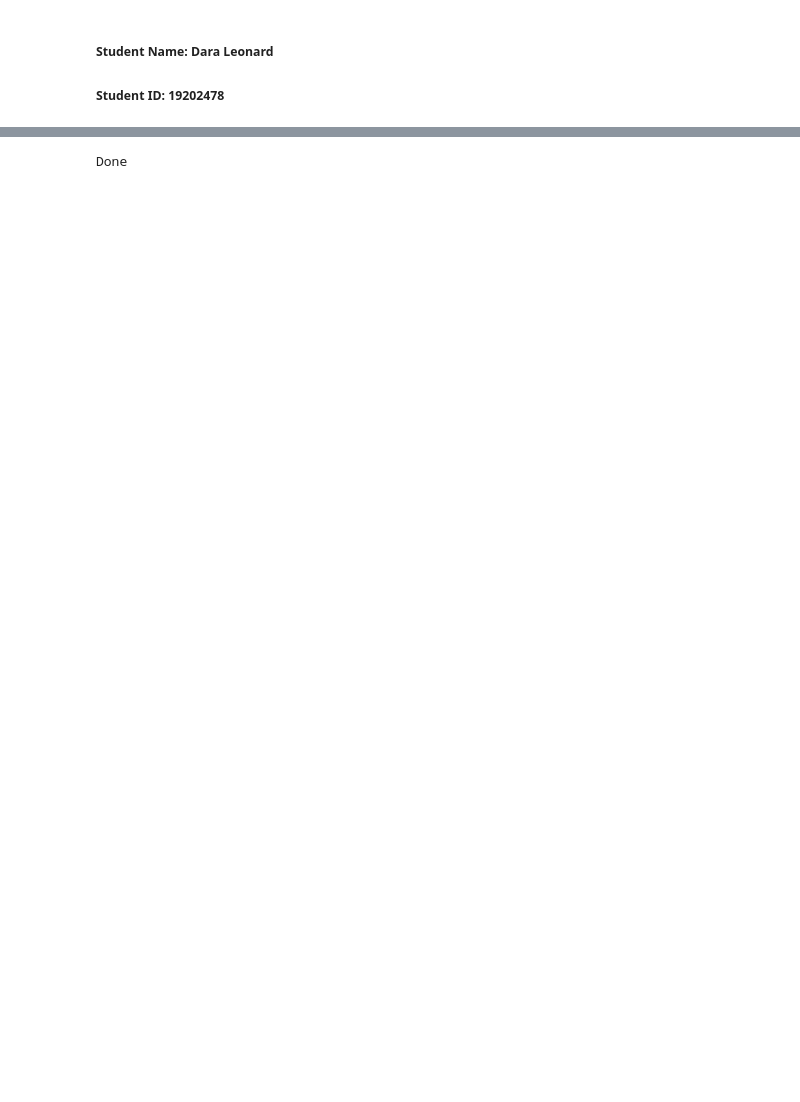
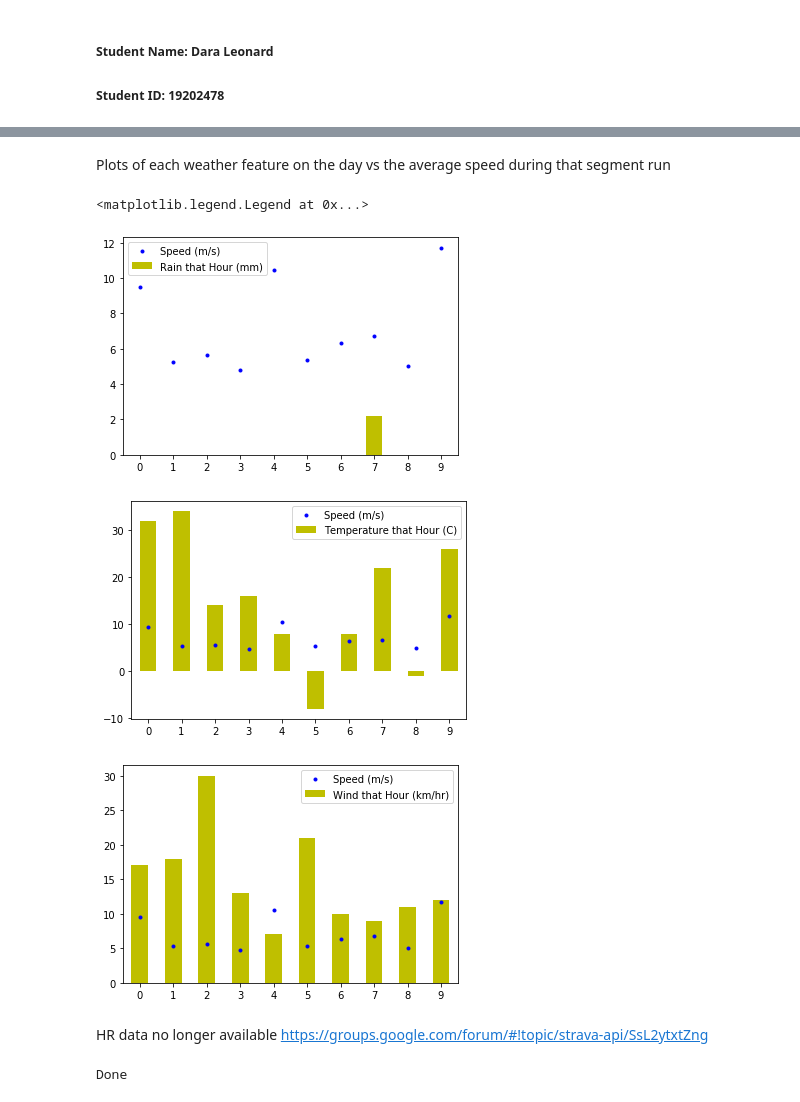
Before and after one commit to DaraLeonard/COMP47670-assignment1, a Jupyter notebook: COMP47670 Assignment 1 - Data Collection & Preparation.ipynb, the cells around one changed output, grey strips where cells are left out. Cells and saved outputs as stored; diff of their text form; code cells hidden in the pictures; blank space fills up the shorter version.

```diff
--- a/COMP47670 Assignment 1 - Data Collection & Preparation.ipynb
+++ b/COMP47670 Assignment 1 - Data Collection & Preparation.ipynb
@@ -197 +252,23 @@ consolidated_df.plot(kind='bar', x='Segment Name', y='Temperature that Hour (C)'
+# %% [markdown]
+Plots of each weather feature on the day vs the average speed during that segment run
+# %%
+plt.figure()
+consolidated_df['Rain that Hour (mm)'].plot(kind='bar', x='Segment Name', color='y')
+consolidated_df['Speed (m/s)'].plot(style='.', color='b').legend(['Speed (m/s)','Rain that Hour (mm)'])
+
+plt.figure()
+consolidated_df['Temperature that Hour (C)'].plot(kind='bar', x='Segment Name', color='y', legend=True)
+consolidated_df['Speed (m/s)'].plot(style='.', color='b').legend(['Speed (m/s)','Temperature that Hour (C)'])
+
+plt.figure()
+consolidated_df['Wind that Hour (km/hr)'].plot(kind='bar', x='Segment Name', color='y', legend=True)
+consolidated_df['Speed (m/s)'].plot(style='.', color='b').legend(['Speed (m/s)','Wind that Hour (km/hr)'])
+# %% [output]
+<matplotlib.legend.Legend at 0x...>
+[figure, added]
+[figure, added]
+[figure, added]
+# %% [markdown]
+HR data no longer available
+https://groups.google.com/forum/#!topic/strava-api/SsL2ytxtZng
 # %%
```
Also changed, not shown: parts of 18 cells of this notebook, 5 other files.
